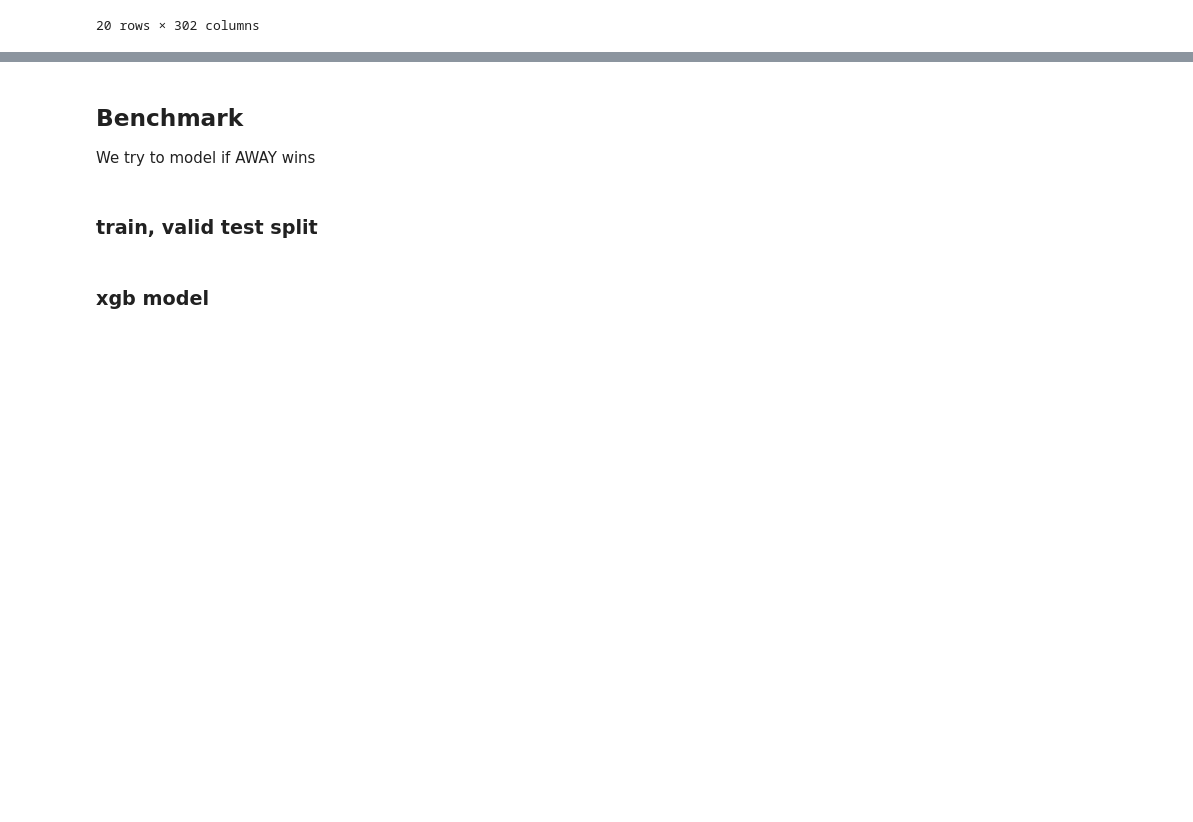
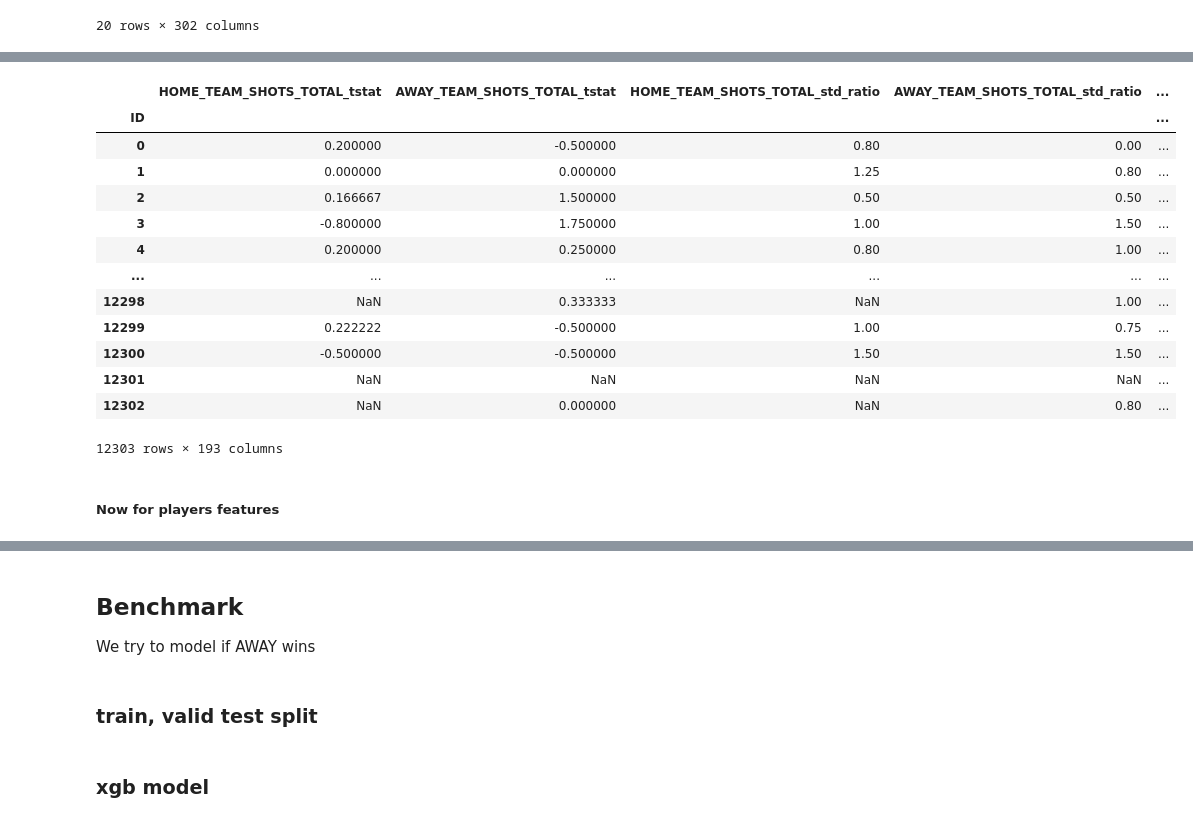
Before and after one commit to cameronjm123/home_research, a Jupyter notebook: research_projects/benchmark_notebook.ipynb, the cells around one changed output, grey strips where cells are left out. Cells and saved outputs as stored; diff of their text form; code cells hidden in the pictures; blank space fills up the shorter version.

```diff
--- a/research_projects/benchmark_notebook.ipynb
+++ b/research_projects/benchmark_notebook.ipynb
@@ -145,0 +183,26 @@ train_data
+# %%
+for feature in features_no_suffix:
+    if 'HOME_' + feature + '_5_last_match_sum' in train_team_data.columns:
+        initial_features[feature + '_sum_total_season_diff'] = train_team_data['HOME_' + feature + '_season_sum'] - train_team_data['AWAY_' + feature + '_season_sum']
+        initial_features[feature + '_sum_last_5_games_diff'] = train_team_data['HOME_' + feature + '_5_last_match_sum'] - train_team_data['AWAY_' + feature + '_5_last_match_sum']
+    initial_features[feature + '_avg_total_season_diff'] = train_team_data['HOME_' + feature + '_season_average'] - train_team_data['AWAY_' + feature + '_season_average']
+    initial_features[feature + '_sum_last_5_games_diff'] = train_team_data['HOME_' + feature + '_5_last_match_average'] - train_team_data['AWAY_' + feature + '_5_last_match_average']
+
+initial_features
+# %% [output]
+|  | HOME_TEAM_SHOTS_TOTAL_tstat | AWAY_TEAM_SHOTS_TOTAL_tstat | HOME_TEAM_SHOTS_TOTAL_std_ratio | AWAY_TEAM_SHOTS_TOTAL_std_ratio | ... |
+| ID |  |  |  |  | ... |
+| 0 | 0.200000 | -0.500000 | 0.80 | 0.00 | ... |
+| 1 | 0.000000 | 0.000000 | 1.25 | 0.80 | ... |
+| 2 | 0.166667 | 1.500000 | 0.50 | 0.50 | ... |
+| 3 | -0.800000 | 1.750000 | 1.00 | 1.50 | ... |
+| 4 | 0.200000 | 0.250000 | 0.80 | 1.00 | ... |
+| ... | ... | ... | ... | ... | ... |
+| 12298 | NaN | 0.333333 | NaN | 1.00 | ... |
+| 12299 | 0.222222 | -0.500000 | 1.00 | 0.75 | ... |
+| 12300 | -0.500000 | -0.500000 | 1.50 | 1.50 | ... |
+| 12301 | NaN | NaN | NaN | NaN | ... |
+| 12302 | NaN | 0.000000 | NaN | 0.80 | ... |
+12303 rows × 193 columns
+# %% [markdown]
+##### Now for players features
```
Also changed, not shown: parts of 21 cells of this notebook.
